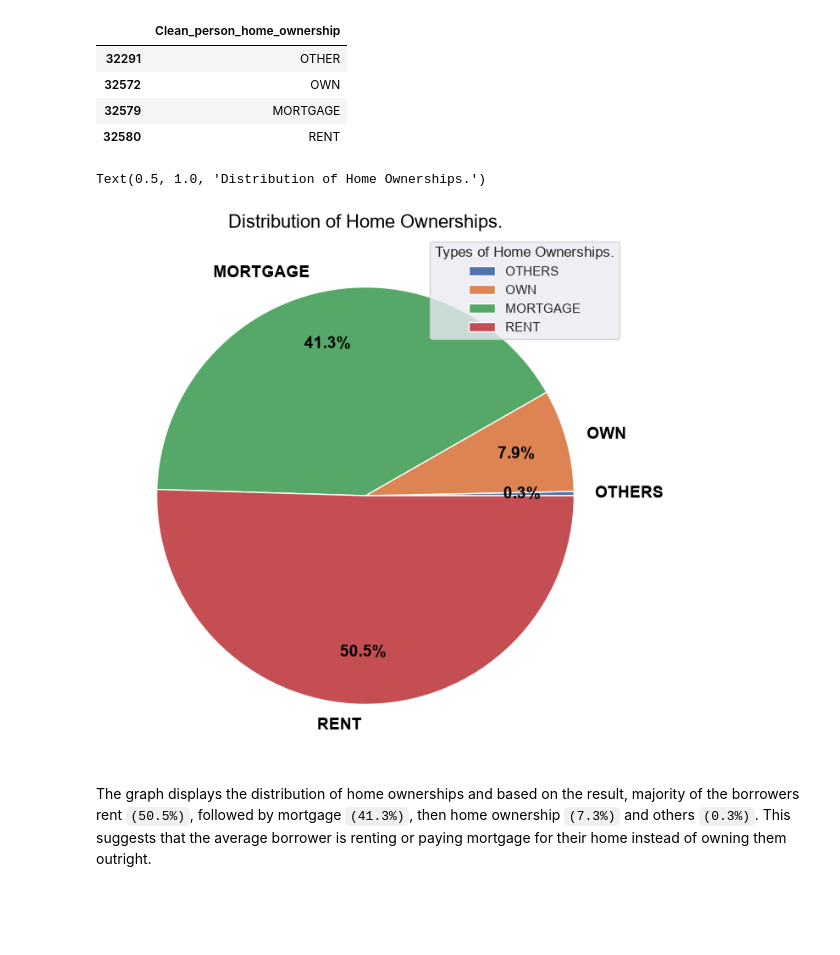
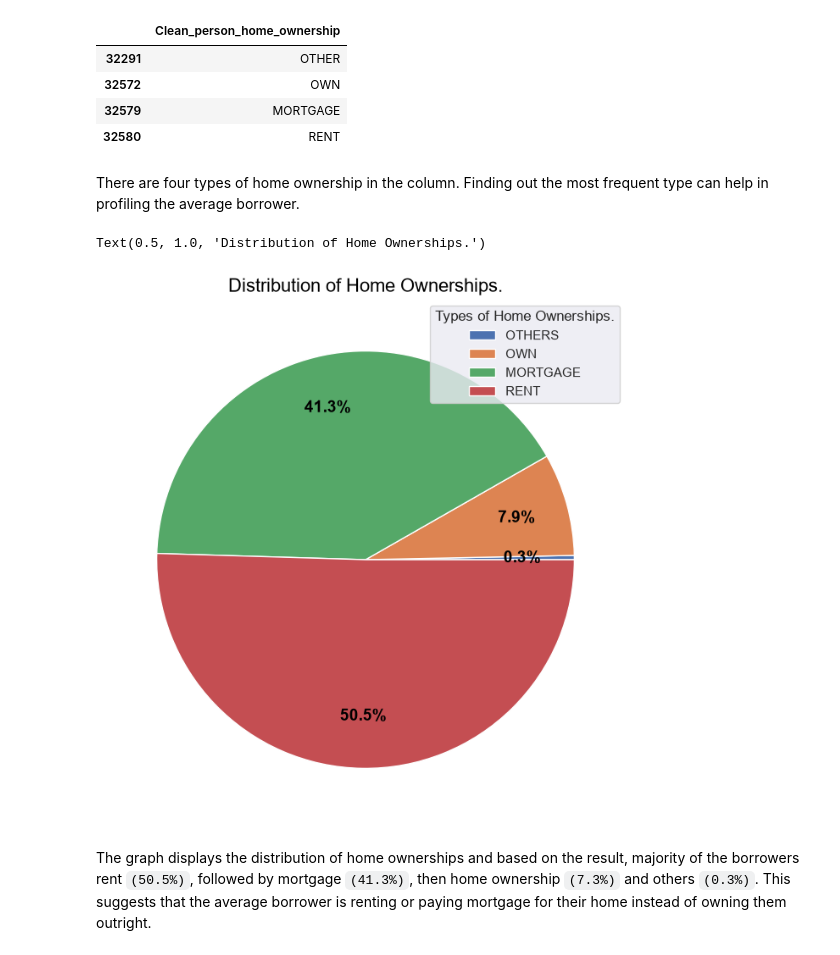
Before and after one commit to Lastlight10/credit_load_risk_data_analysis, a Jupyter notebook: 2_data_analysis_exploration.ipynb, the cells around one changed output. Drawn from its saved outputs; the diff is of its cells as text; code cells hidden in the pictures; blank space fills up the shorter version.

```diff
--- a/2_data_analysis_exploration.ipynb
+++ b/2_data_analysis_exploration.ipynb
@@ -227,38 +227,40 @@ home_ownerships.drop_duplicates(keep='last')
 | 32572 | OWN |
 | 32579 | MORTGAGE |
 | 32580 | RENT |
+# %% [markdown]
+There are four types of home ownership in the column. Finding out the most frequent type can help in profiling the average borrower.
 # %%
 other = home_ownerships[home_ownerships['Clean_person_home_ownership'] == 'OTHER']
 own = home_ownerships[home_ownerships['Clean_person_home_ownership'] == 'OWN']
 mortgage = home_ownerships[home_ownerships['Clean_person_home_ownership'] == 'MORTGAGE']
 rent = home_ownerships[home_ownerships['Clean_person_home_ownership'] == 'RENT']
 
 home_counts = pd.DataFrame([
   other.count(),
   own.count(),
   mortgage.count(),
   rent.count()
 ],index=['OTHER','OWN','MORTGAGE','RENT'])
 
 home_counts = home_counts.rename(columns={'Clean_person_home_ownership':'Type'})
 
 ownership_labels = ['OTHERS','OWN','MORTGAGE','RENT']
 
 
 fig, ax = plt.subplots(figsize=(8,8))
-pie = ax.pie(home_counts['Type'], labels=ownership_labels,autopct='%1.1f%%',
+pie = ax.pie(home_counts['Type'], autopct='%1.1f%%',
              pctdistance=0.75,
              textprops=dict(color='black', size=14, weight='bold'))
 
 # Set pie chart legends
 ax.legend(pie.wedges,['OTHERS','OWN','MORTGAGE','RENT'],
             title='Types of Home Ownerships.'
            )
 
 # Set pie chart title
 ax.set_title('Distribution of Home Ownerships.',  color='Black', fontsize="16")
 # %% [output]
 Text(0.5, 1.0, 'Distribution of Home Ownerships.')
-[figure, old version]
+[figure, new version]
 # %% [markdown]
 The graph displays the distribution of home ownerships and based on the result, majority of the borrowers rent `(50.5%)`, followed by mortgage `(41.3%)`, then home ownership `(7.3%)` and others `(0.3%)`. This suggests that the average borrower is renting or paying mortgage for their home instead of owning them outright.
```
Also changed, not shown: parts of 13 cells of this notebook.
